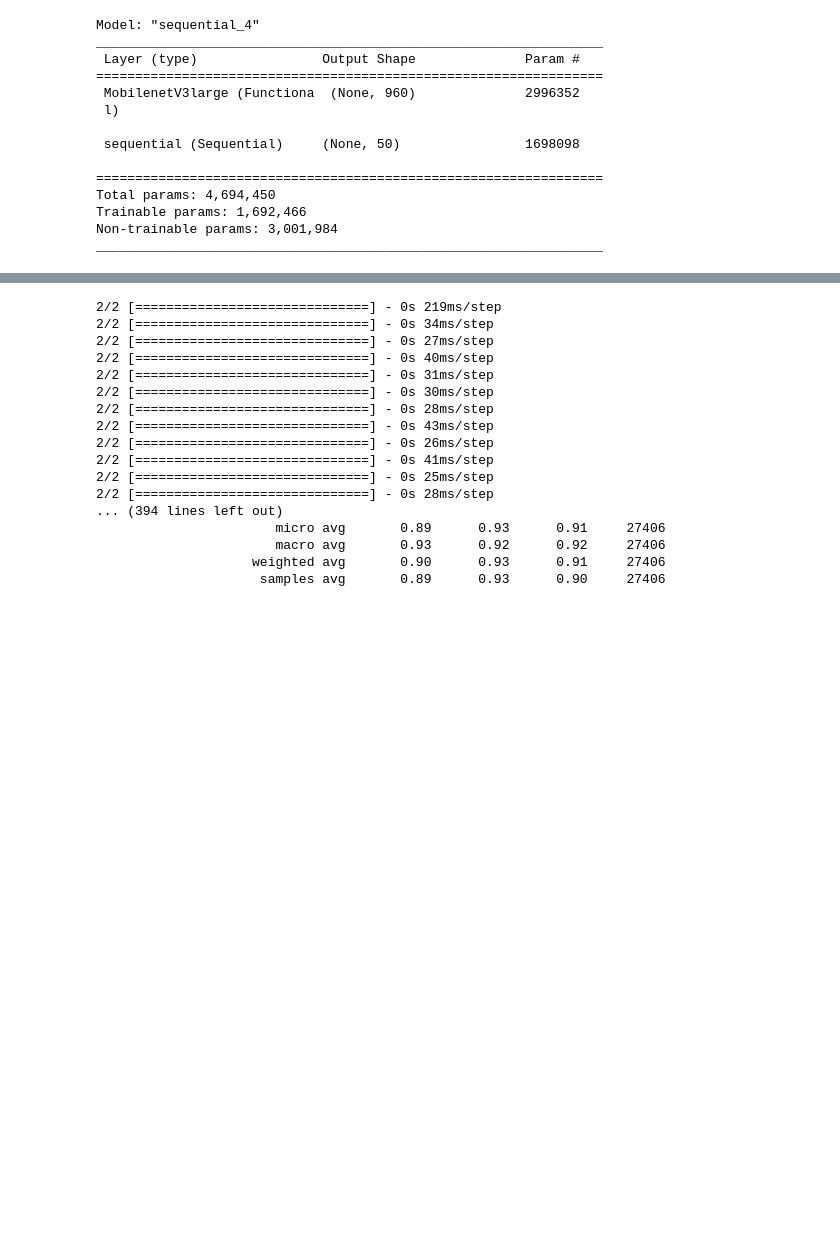
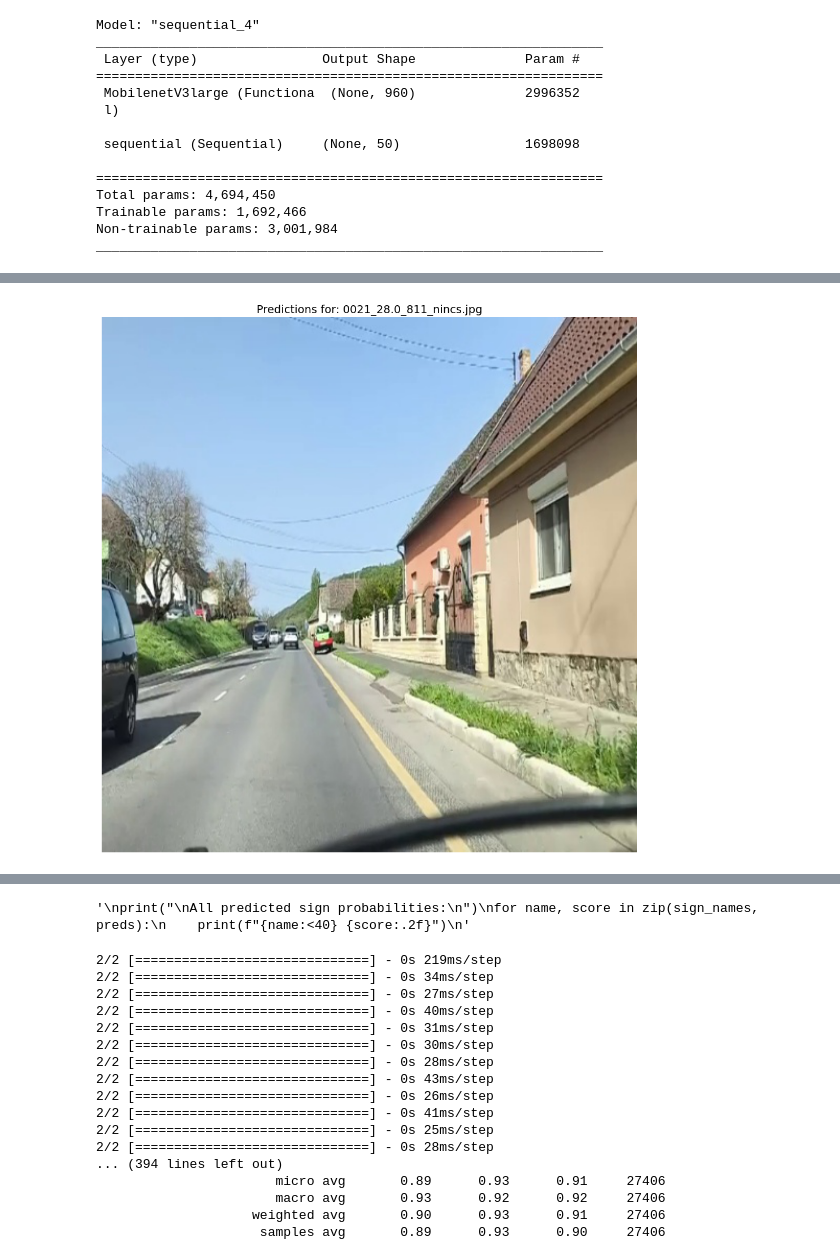
Before and after one commit to fabianmatee/kozlekedesi_tabla_felismero, a Jupyter notebook: Main/main.ipynb, the cells around one changed output, grey strips where cells are left out. Cells and saved outputs as stored; diff of their text form; code cells hidden in the pictures; blank space fills up the shorter version.

Commit message:
implemented visual representation of image prediction

```diff
--- a/Main/main.ipynb
+++ b/Main/main.ipynb
@@ -1325,3 +1325,68 @@ Model prediction : ['varakozniTilos']
 Real labels      : ['70', 'kerekparosok']
 Model prediction : ['70', 'kerekparosok']
 ------------------------------------------------------------
+# %%
+# Show predictions for all traffic signs on a picture
+
+threshold = 0.5
+sign_names = class_names_annotations
+
+labels_df = pd.read_csv("../MultiLabelFrames/labels_filtered.csv")
+
+index = 241
+
+valid_images = labels_df["filename"].tolist()
+if index >= len(valid_images):
+    raise IndexError(f"Index {index} kívül esik a fájllistán (max: {len(valid_images)-1})")
+chosen_image_name = valid_images[index]
+image_path = os.path.join(multi_label_dir, chosen_image_name)
+
+image = Image.open(image_path).convert("RGB")
+img_array = tf.image.resize(np.array(image), (img_size, img_size)) / 255.0
+img_array = tf.expand_dims(img_array, axis=0)
+
+preds = full_model.predict(img_array)[0]
+
+plt.figure(figsize=(10, 10))
+plt.imshow(image)
+plt.axis('off')
+plt.title(f"Predictions for: {chosen_image_name}", fontsize=14)
+plt.tight_layout()
+plt.show()
+
+row = labels_df[labels_df["filename"] == chosen_image_name]
+if row.empty:
+    raise ValueError(f"A '{chosen_image_name}' képhez nem található címke.")
+
+true_labels = row.drop(columns=["filename"]).values[0]
+
+print("\nPredicted signs (threshold > {:.2f}):\n".format(threshold))
+for name, score in zip(sign_names, preds):
+    if score > threshold:
+        print(f"{name:<40} {score:.2f}")
+
+
+print("\nAll predicted sign probabilities with color-coded correctness:\n")
+
+for name, score, actual in zip(sign_names, preds, true_labels):
+    pred_label = int(score > threshold)
+    true_label = int(actual)
+
+    if pred_label == true_label == 1:
+        color = "\033[92m"  # Zöld: helyes predikció
+    elif pred_label == 1 and true_label == 0:
+        color = "\033[91m"  # Piros: téves predikció (FP)
+    elif pred_label == 0 and true_label == 1:
+        color = "\033[93m"  # Sárga: kihagyott (FN)
+    else:
+        color = "\033[0m"   # Szürke: negatív mindkét oldalon
+
+    reset = "\033[0m"
+    print(f"{color}{name:<40} Pred: {score:.2f}  |  True: {true_label}{reset}")
+
+"""
+print("\nAll predicted sign probabilities:\n")
+for name, score in zip(sign_names, preds):
+    print(f"{name:<40} {score:.2f}")
+"""
+# %% [output]
@@ -1327,0 +1394 @@ Model prediction : ['70', 'kerekparosok']
+[figure, added]
@@ -1328,3 +1412,4 @@ Model prediction : ['70', 'kerekparosok']
+'\nprint("\nAll predicted sign probabilities:\n")\nfor name, score in zip(sign_names, preds):\n    print(f"{name:<40} {score:.2f}")\n'
 # %%
 # F1-score for all road signs
 
```
Also changed, not shown: parts of 4 cells of this notebook.
